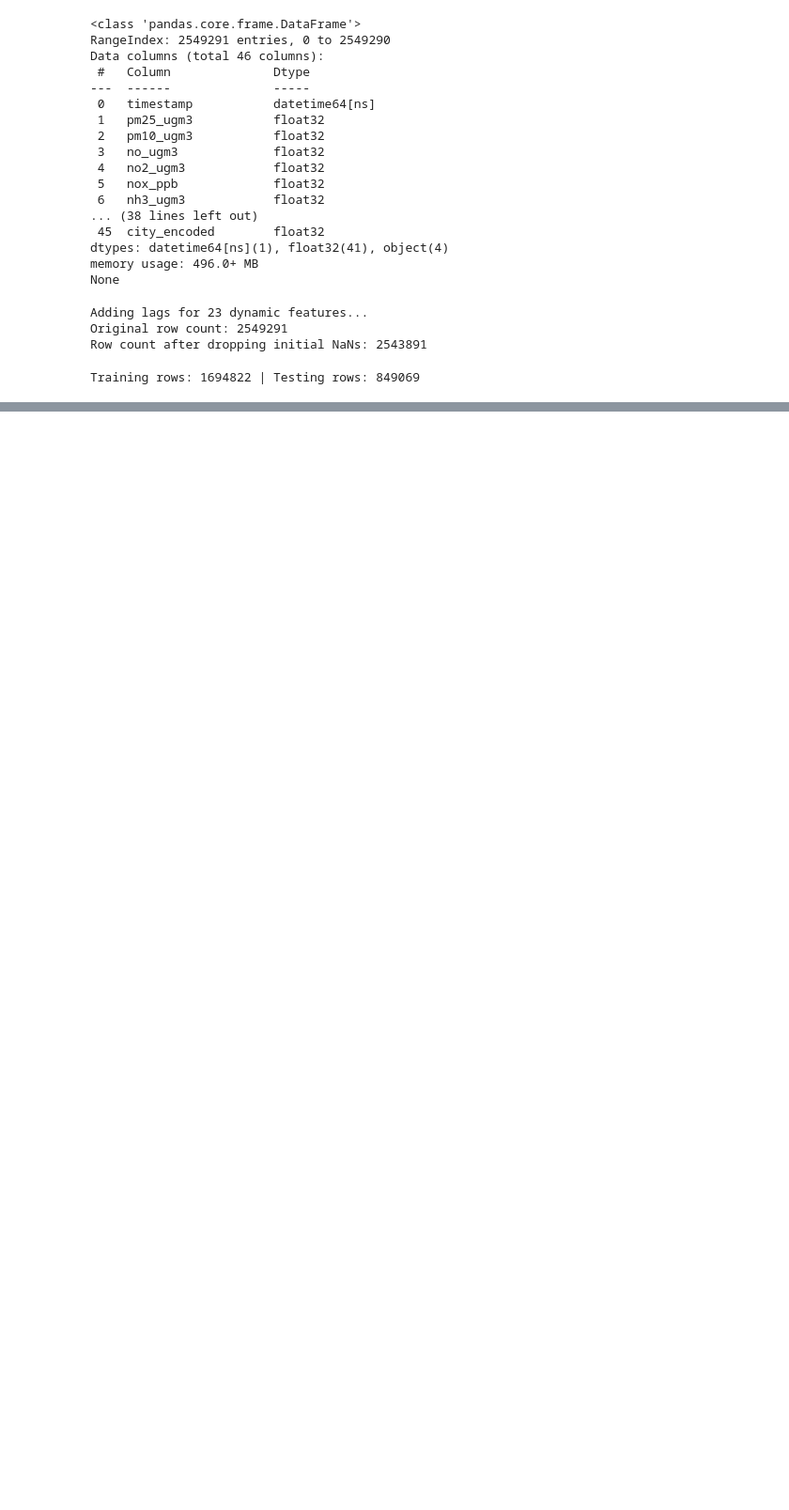
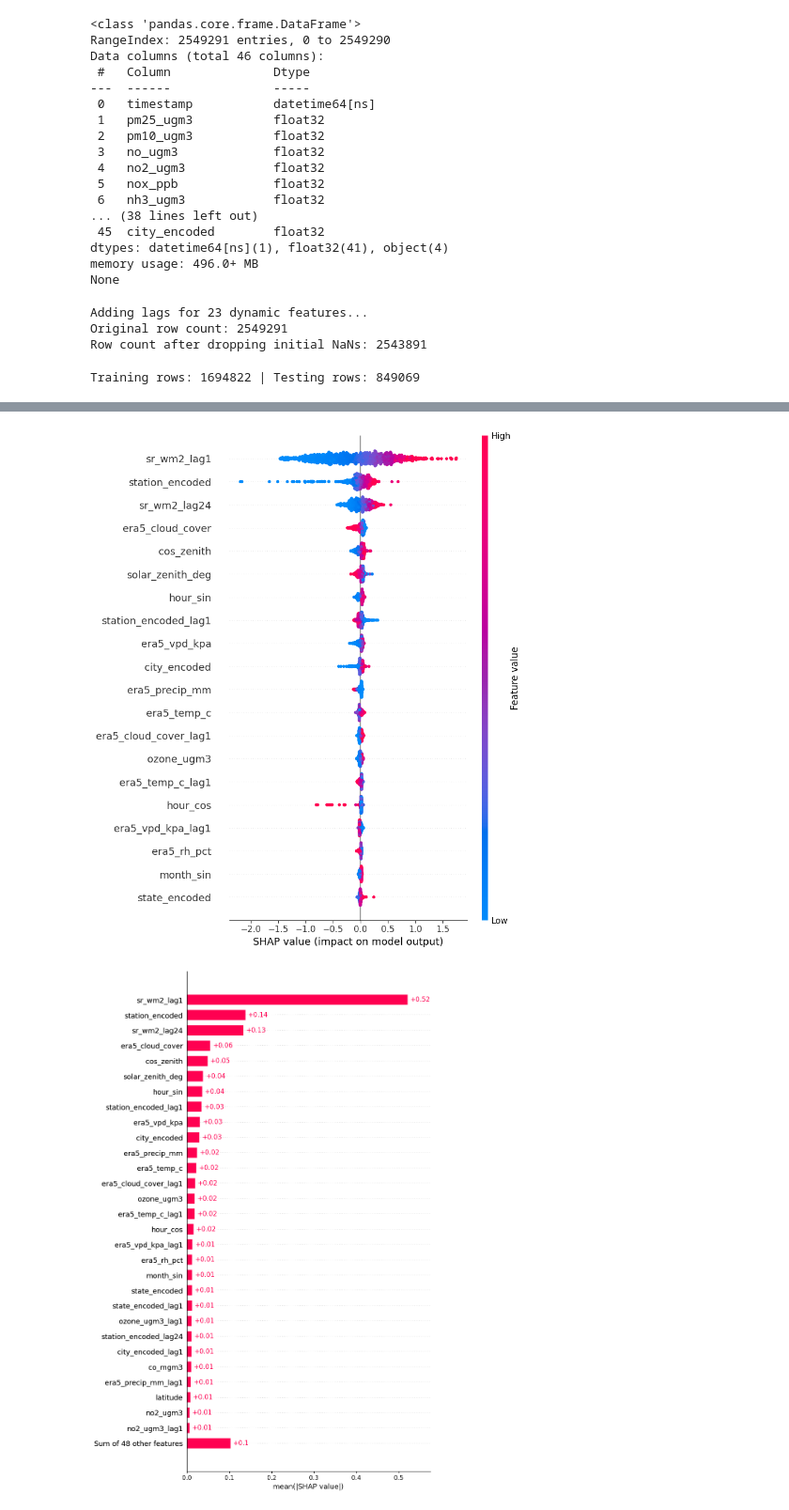
Before and after one commit to prajyot-raut/mlpr-project, a Jupyter notebook: training/lightGBM.ipynb, the cells around one changed output, grey strips where cells are left out. Shown at 94% size. Saved outputs shown, nothing was run; the diff lists cells and outputs as text; code cells hidden in the pictures; blank space fills up the shorter version.

```diff
--- a/training/lightGBM.ipynb
+++ b/training/lightGBM.ipynb
@@ -248,3 +242,30 @@ Early stopping, best iteration is:
 MAE:  44.35 W/m²
 RMSE: 90.62 W/m²
 R²:   0.8194
+# %%
+shap.initjs()
+
+# sample to keep plotting responsive
+n_sample = min(1000, len(X_test))
+X_sample = X_test.sample(n_sample, random_state=0)
+
+explainer = shap.Explainer(model)
+shap_values = explainer(X_sample)
+
+# Beeswarm summary
+shap.summary_plot(shap_values, X_sample, show=True)
+
+# Bar plot (mean absolute importance)
+shap.plots.bar(shap_values, max_display=30)
+
+# Dependence plot for the top feature
+import numpy as np
+feature_importance = np.abs(shap_values.values).mean(0)
+top_idx = int(np.argmax(feature_importance))
+top_feat = X_sample.columns[top_idx]
+shap.dependence_plot(top_feat, shap_values.values, X_sample, show=True)
+
+# 4) Force and waterfall plots for a single instance (first sample)
+shap.plots.force(shap_values[0], matplotlib=True)
+shap.plots.waterfall(shap_values[0])
+# %% [output]
@@ -250,0 +273,2 @@ R²:   0.8194
+[figure, added]
+[figure, added]
```
Also changed, not shown: parts of 10 cells of this notebook, 11 other files.
